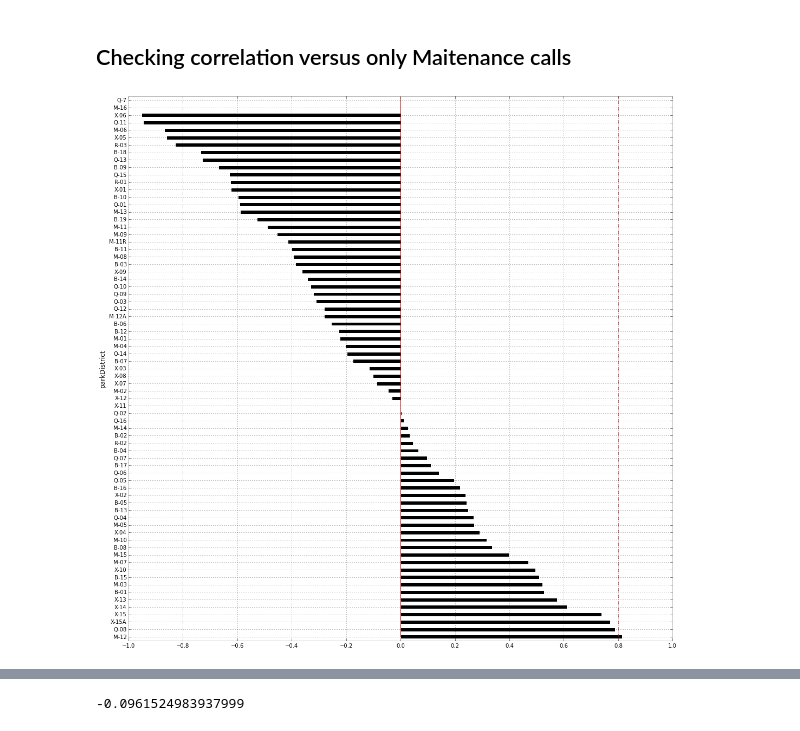
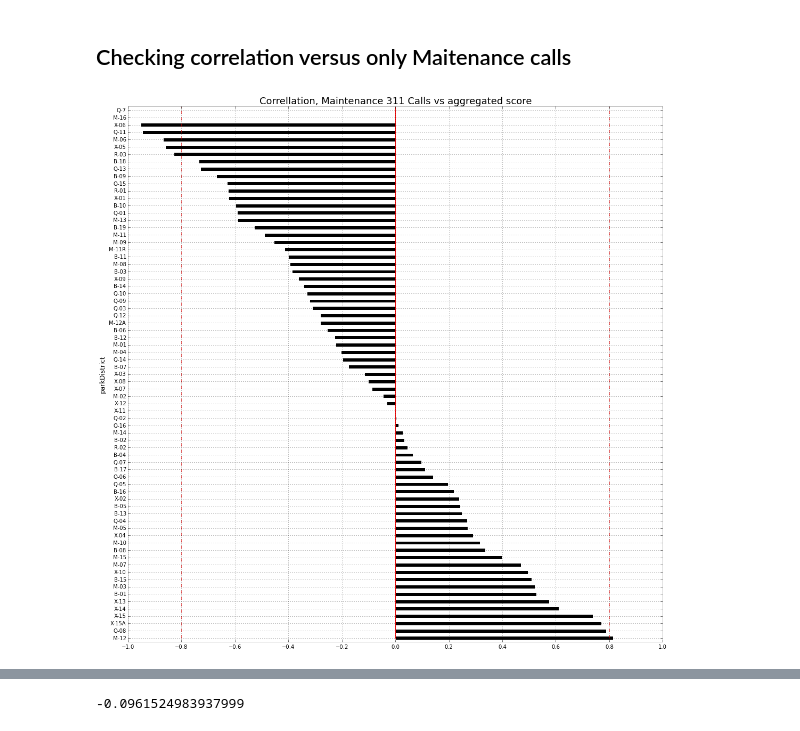
Before and after one commit to gdobler/parqa, a Jupyter notebook: 311/6_Timeseries_corellation.ipynb, the cells around one changed output, grey strips where cells are left out. Drawn from its saved outputs; the diff is of its cells as text; code cells hidden in the pictures.

```diff
--- a/311/6_Timeseries_corellation.ipynb
+++ b/311/6_Timeseries_corellation.ipynb
@@ -132,9 +133,9 @@ mcalls = pd.read_csv(PARQA +'/parqa/311/TIMESERIES/311_timeseries_maintenance.cs
 mcalls_n = normalise_timeseries(mcalls)
 # %%
 mcorr = mcalls_n.corrwith(pip_n, axis=1)
-# %%
-plotCorr(mcorr)
-# %% [output]
-[figure, removed]
+# %%
+plotCorr(mcorr, title='Correllation, Maintenance 311 Calls vs aggregated score' )
+# %% [output]
+[figure, added]
 # %%
 mcorr.hist(color='k',bins=20, figsize=(6,6))
```
Also changed, not shown: parts of 17 cells of this notebook, 4 other files.
